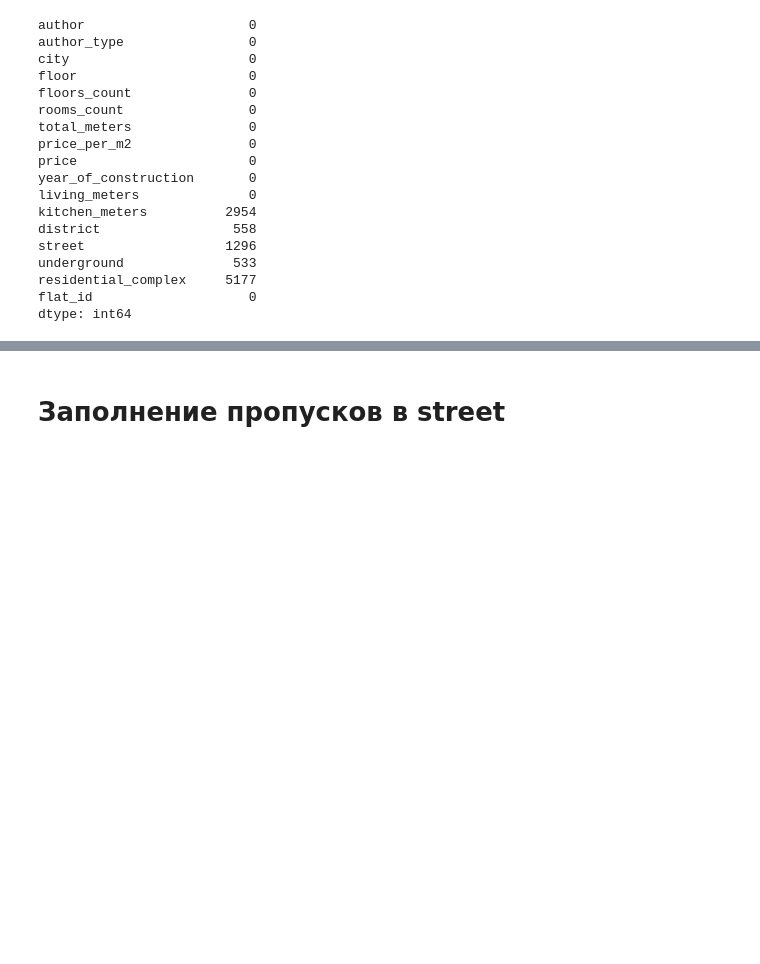
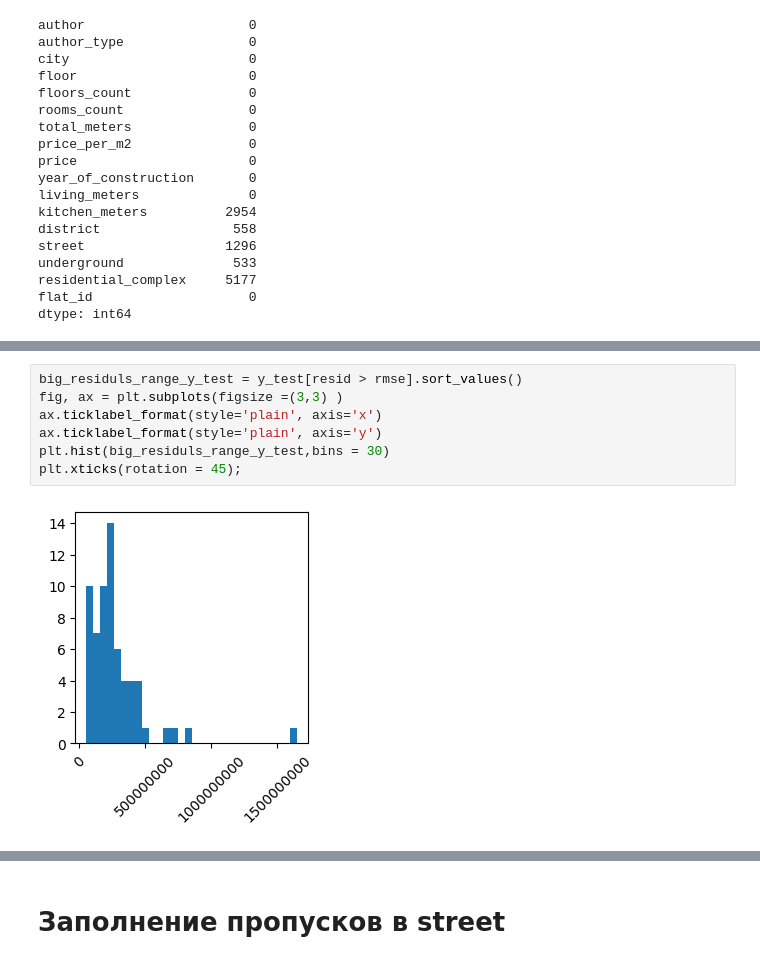
Before and after one commit to lifeIsAnRPG/ResearchPropertyMarket, a Jupyter notebook: work.ipynb, the cells around one changed output, grey strips where cells are left out. Saved outputs shown, nothing was run; the diff lists cells and outputs as text; blank space fills up the shorter version.

```diff
--- a/work.ipynb
+++ b/work.ipynb
@@ -848,0 +911,9 @@ array([0.02989606, 0.12445164, 0.00851514, 0.03306768, 0.01700163,
+# %%
+big_residuls_range_y_test = y_test[resid > rmse].sort_values()
+fig, ax = plt.subplots(figsize =(3,3) )
+ax.ticklabel_format(style='plain', axis='x')
+ax.ticklabel_format(style='plain', axis='y')
+plt.hist(big_residuls_range_y_test,bins = 30)
+plt.xticks(rotation = 45);
+# %% [output]
+[figure, added]
```
Also changed, not shown: parts of 111 cells of this notebook, 1 other file.
